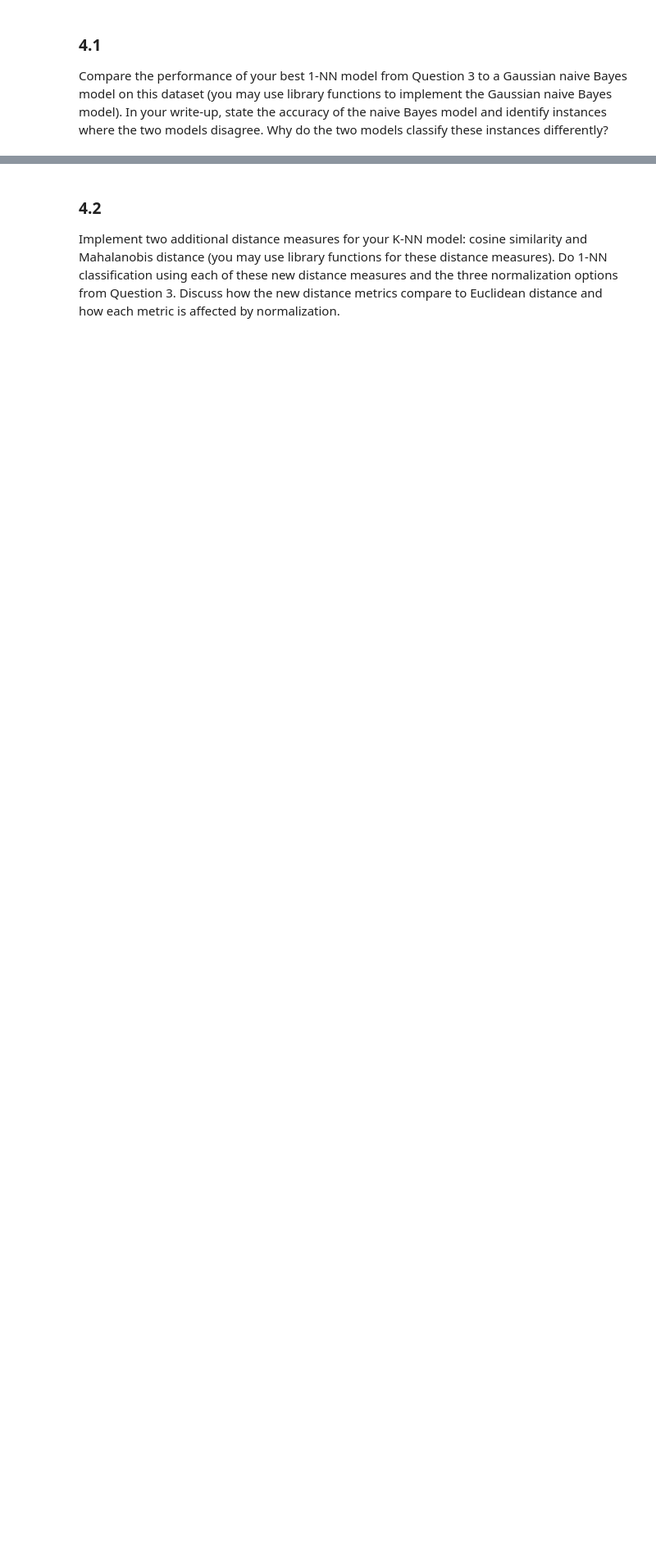
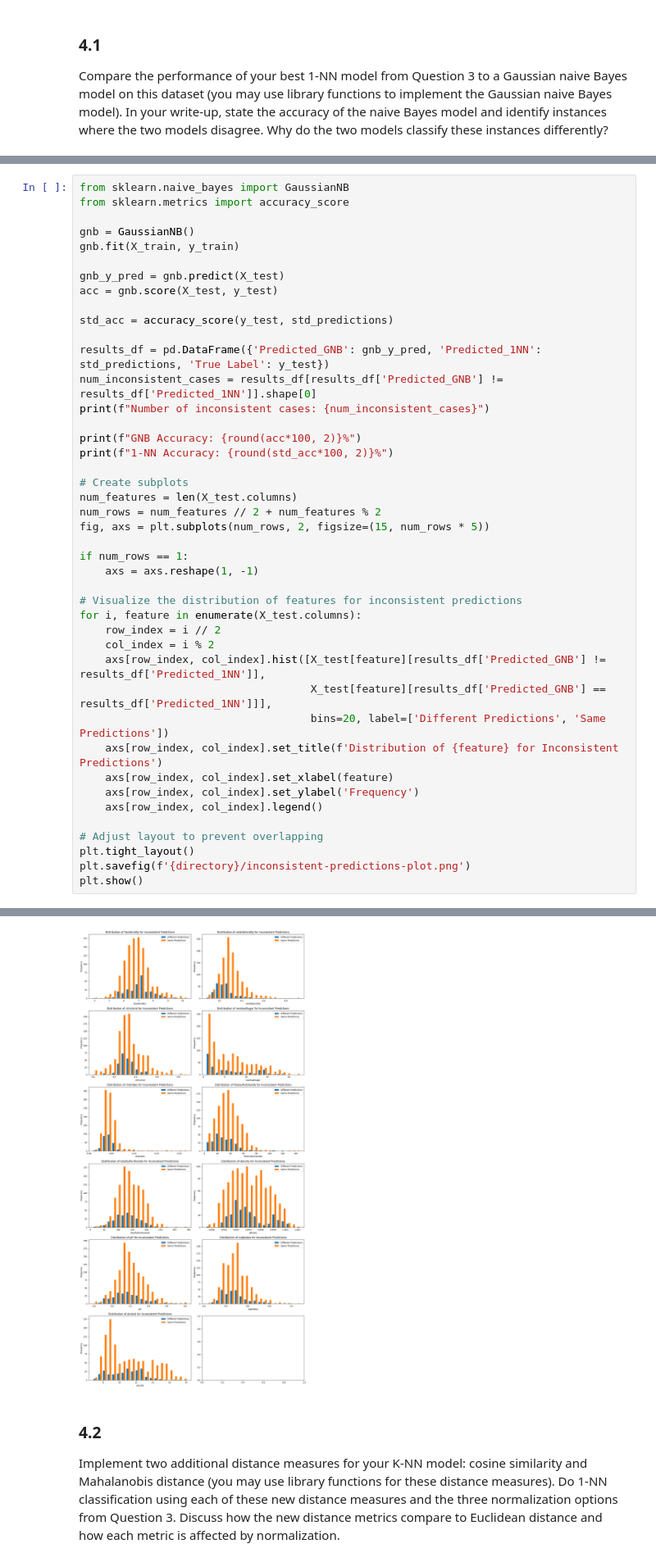
Before and after one commit to JZYNX/ML-assignment-1, a Jupyter notebook: COMP30027_2024_asst1_template.ipynb, the cells around one changed output, grey strips where cells are left out. Shown at 82% size. Saved outputs shown, nothing was run; the diff lists cells and outputs as text; blank space fills up the shorter version.

Commit message:
secion 4.1 visualised incosistent cases for each attribute

```diff
--- a/COMP30027_2024_asst1_template.ipynb
+++ b/COMP30027_2024_asst1_template.ipynb
@@ -455,0 +414,44 @@ print(inconsistent_X_test)
+# %%
+from sklearn.naive_bayes import GaussianNB
+from sklearn.metrics import accuracy_score
+
+gnb = GaussianNB()
+gnb.fit(X_train, y_train)
+
+gnb_y_pred = gnb.predict(X_test)
+acc = gnb.score(X_test, y_test)
+
+std_acc = accuracy_score(y_test, std_predictions)
+
+results_df = pd.DataFrame({'Predicted_GNB': gnb_y_pred, 'Predicted_1NN': std_predictions, 'True Label': y_test})
+num_inconsistent_cases = results_df[results_df['Predicted_GNB'] != results_df['Predicted_1NN']].shape[0]
+print(f"Number of inconsistent cases: {num_inconsistent_cases}")
+
+print(f"GNB Accuracy: {round(acc*100, 2)}%")
+print(f"1-NN Accuracy: {round(std_acc*100, 2)}%")
+
+# Create subplots
+num_features = len(X_test.columns)
+num_rows = num_features // 2 + num_features % 2
+fig, axs = plt.subplots(num_rows, 2, figsize=(15, num_rows * 5))
+
+if num_rows == 1:
+    axs = axs.reshape(1, -1)
+
+# Visualize the distribution of features for inconsistent predictions
+for i, feature in enumerate(X_test.columns):
+    row_index = i // 2
+    col_index = i % 2
+    axs[row_index, col_index].hist([X_test[feature][results_df['Predicted_GNB'] != results_df['Predicted_1NN']],
+                                    X_test[feature][results_df['Predicted_GNB'] == results_df['Predicted_1NN']]],
+                                    bins=20, label=['Different Predictions', 'Same Predictions'])
+    axs[row_index, col_index].set_title(f'Distribution of {feature} for Inconsistent Predictions')
+    axs[row_index, col_index].set_xlabel(feature)
+    axs[row_index, col_index].set_ylabel('Frequency')
+    axs[row_index, col_index].legend()
+
+# Adjust layout to prevent overlapping
+plt.tight_layout()
+plt.savefig(f'{directory}/inconsistent-predictions-plot.png')
+plt.show()
+# %% [output]
@@ -456,3 +461,4 @@ print(inconsistent_X_test)
+[figure, added]
 # %% [markdown]
 ### 4.2
 
```
Also changed, not shown: parts of 2 cells of this notebook, 1 other file.
